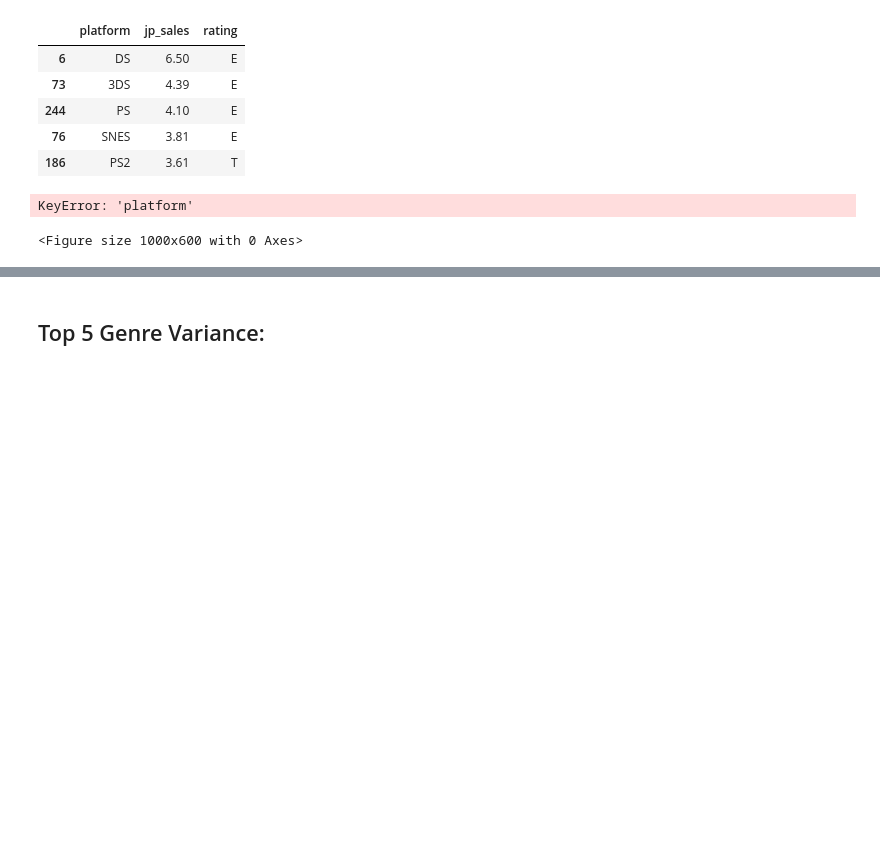
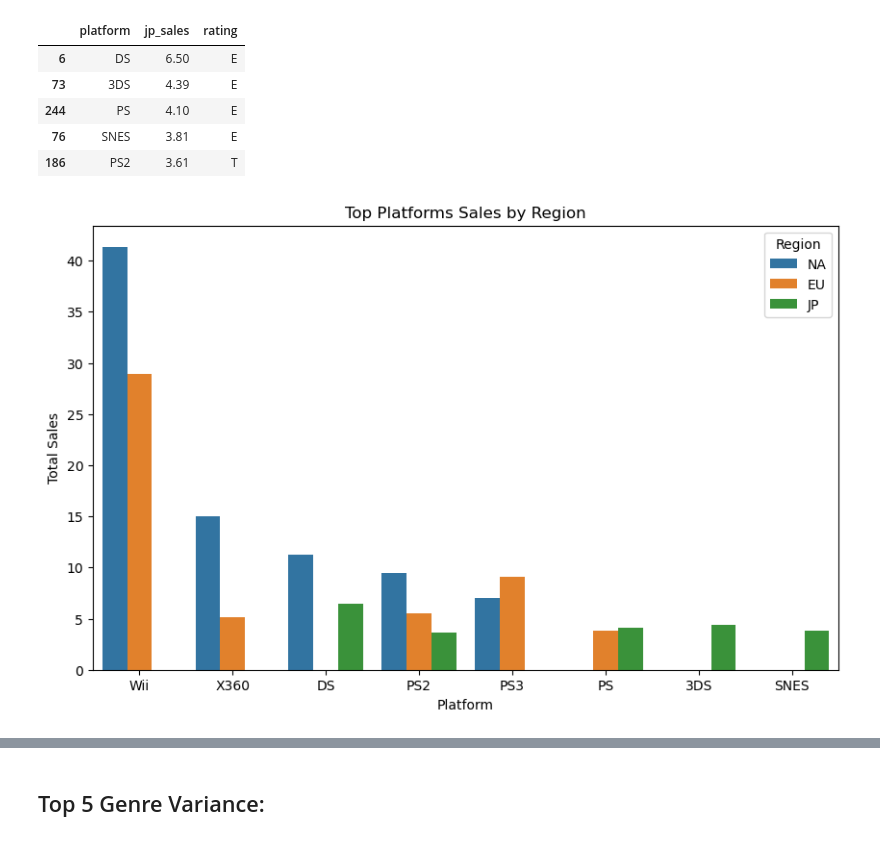
Before and after one commit to becominggiant/game_analysis, a Jupyter notebook: EDA.ipynb, the cells around one changed output, grey strips where cells are left out. Saved outputs shown, nothing was run; the diff lists cells and outputs as text; code cells hidden in the pictures; blank space fills up the shorter version.

```diff
--- a/EDA.ipynb
+++ b/EDA.ipynb
@@ -698,17 +631,22 @@ Top 5 Platforms DataFrame(JP):
 | 186 | PS2 | 3.61 | T |
 # %%
 #platform visualization for the top 5 platforms
+combined_df = pd.concat([
+    top_na_platforms_filter[['platform', 'na_sales']].rename(columns={'na_sales': 'sales'}).assign(region='NA'),
+    top_eu_platforms_filter[['platform', 'eu_sales']].rename(columns={'eu_sales': 'sales'}).assign(region='EU'),
+    top_jp_platforms_filter[['platform', 'jp_sales']].rename(columns={'jp_sales': 'sales'}).assign(region='JP')
+])
+
+#group by region and platform and sum the sales
 #bar chart for top 5 platforms
 plt.figure(figsize=(10, 6))
-plt.bar(top_platforms['platform'], top_platforms['na_sales'], color='skyblue')
-plt.title('Top 5 Platforms by NA Sales')
+sns.barplot(data=combined_df, x='platform', y='sales', hue='region')
+plt.title('Top Platforms Sales by Region')
 plt.xlabel('Platform')
 plt.ylabel('Total Sales')
-plt.xticks(rotation=45)
-plt.tight_layout()
+plt.legend(title='Region')
 plt.show()
 # %% [output]
-KeyError: 'platform'
-<Figure size 1000x600 with 0 Axes>
+[figure, added]
 # %%
 #visualization for the top 5 platforms in N. America
```
Also changed, not shown: parts of 15 cells of this notebook.
